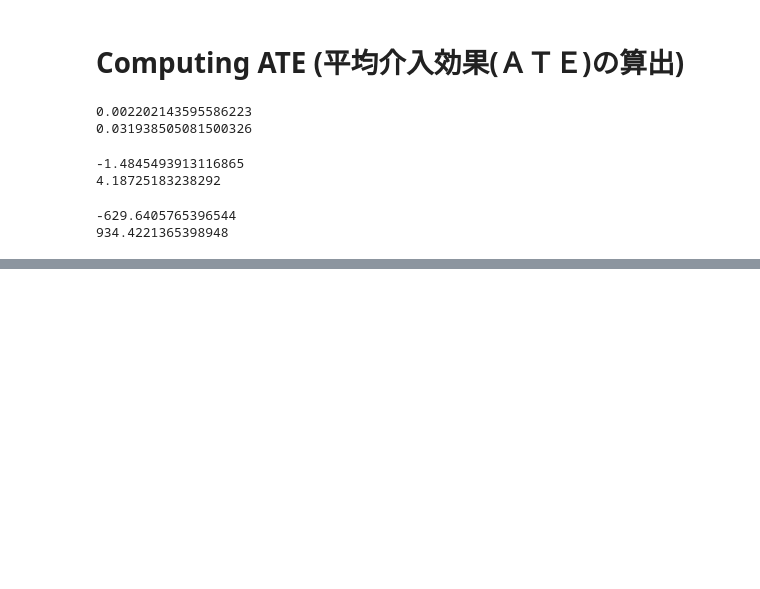
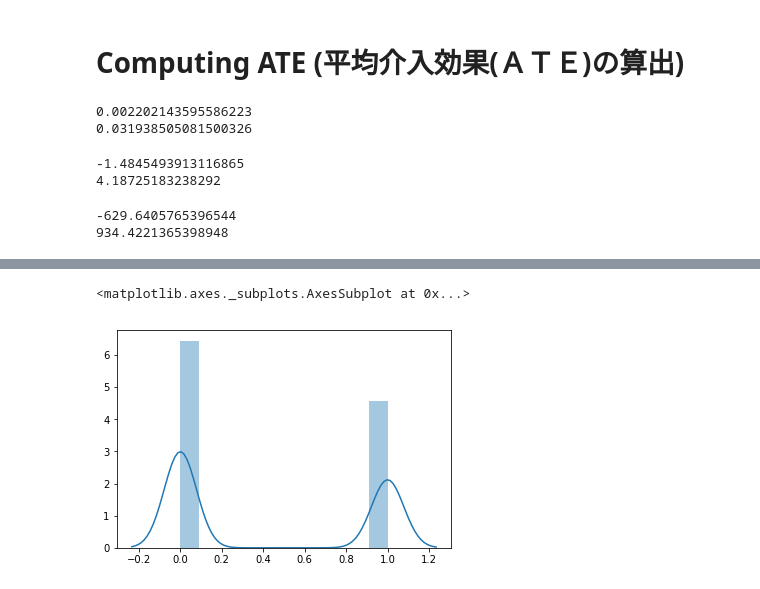
Before and after one commit to AraiKazuma/CausalInference, a Jupyter notebook: [fullspec]CausalInference.ipynb, the cells around one changed output, grey strips where cells are left out. Saved outputs shown, nothing was run; the diff lists cells and outputs as text; code cells hidden in the pictures; blank space fills up the shorter version.

```diff
--- a/[fullspec]CausalInference.ipynb
+++ b/[fullspec]CausalInference.ipynb
@@ -164,0 +167,23 @@ print(ATE3)
+# %%
+# 説明変数と目的変数を指定
+cols = ["child_dummy", "area_kanto", "area_tokai", "area_keihanshin",
+        "T", "F1", "F2", "F3", "M1", "M2"]
+
+X = data_df[cols]
+y = pd.DataFrame(data_df.gamesecond)
+
+# CMありをtreatment, CMなしをcontrolとする
+treat = (data_df.cm_dummy == 1).tolist()
+# %%
+def b_i(boo):
+    if boo == True:
+       return 1
+    else:
+       return  0
+
+a = [b_i(boo) for boo in treat ]
+# %%
+sns.distplot(a)
+# %% [output]
+<matplotlib.axes._subplots.AxesSubplot at 0x...>
+[figure, added]
```
Also changed, not shown: parts of 31 cells of this notebook.
